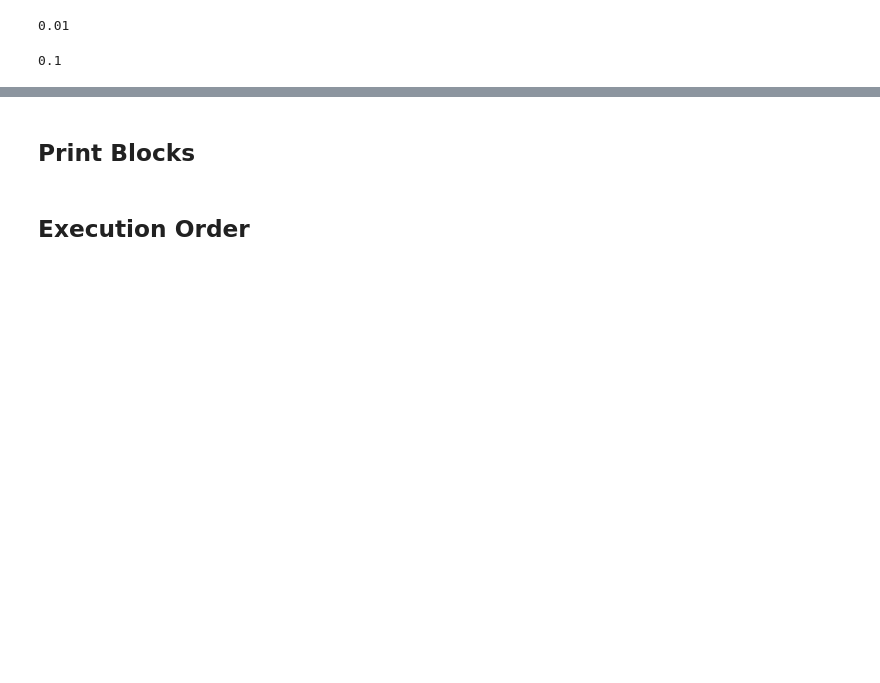
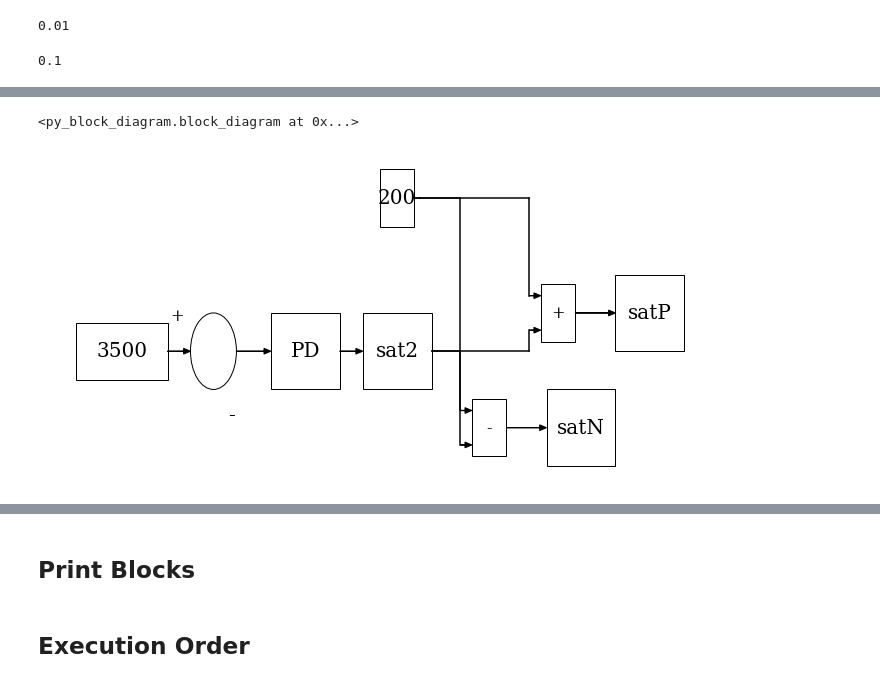
Before and after one commit to ryanGT/sabbatical_github, a Jupyter notebook: cart_pendulum/arduino_only/cart_pendulum_2_line_follow_only.ipynb, the cells around one changed output, grey strips where cells are left out. Drawn from its saved outputs; the diff is of its cells as text; code cells hidden in the pictures; blank space fills up the shorter version.

```diff
--- a/cart_pendulum/arduino_only/cart_pendulum_2_line_follow_only.ipynb
+++ b/cart_pendulum/arduino_only/cart_pendulum_2_line_follow_only.ipynb
@@ -118 +141,6 @@ mydraw(block_list)
+# %%
+mydraw(block_list)
+# %% [output]
+<py_block_diagram.block_diagram at 0x...>
+[figure, added]
 # %%
```
Also changed, not shown: parts of 24 cells of this notebook, 1 other file.
